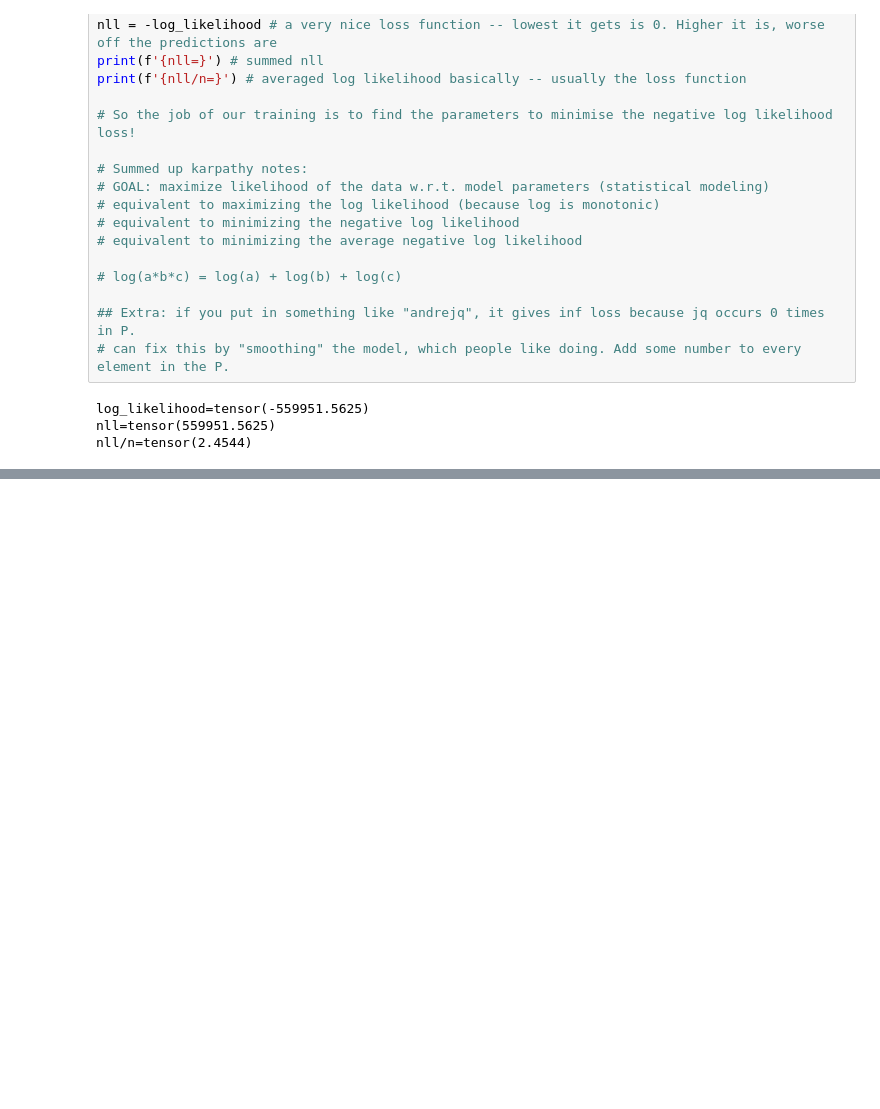
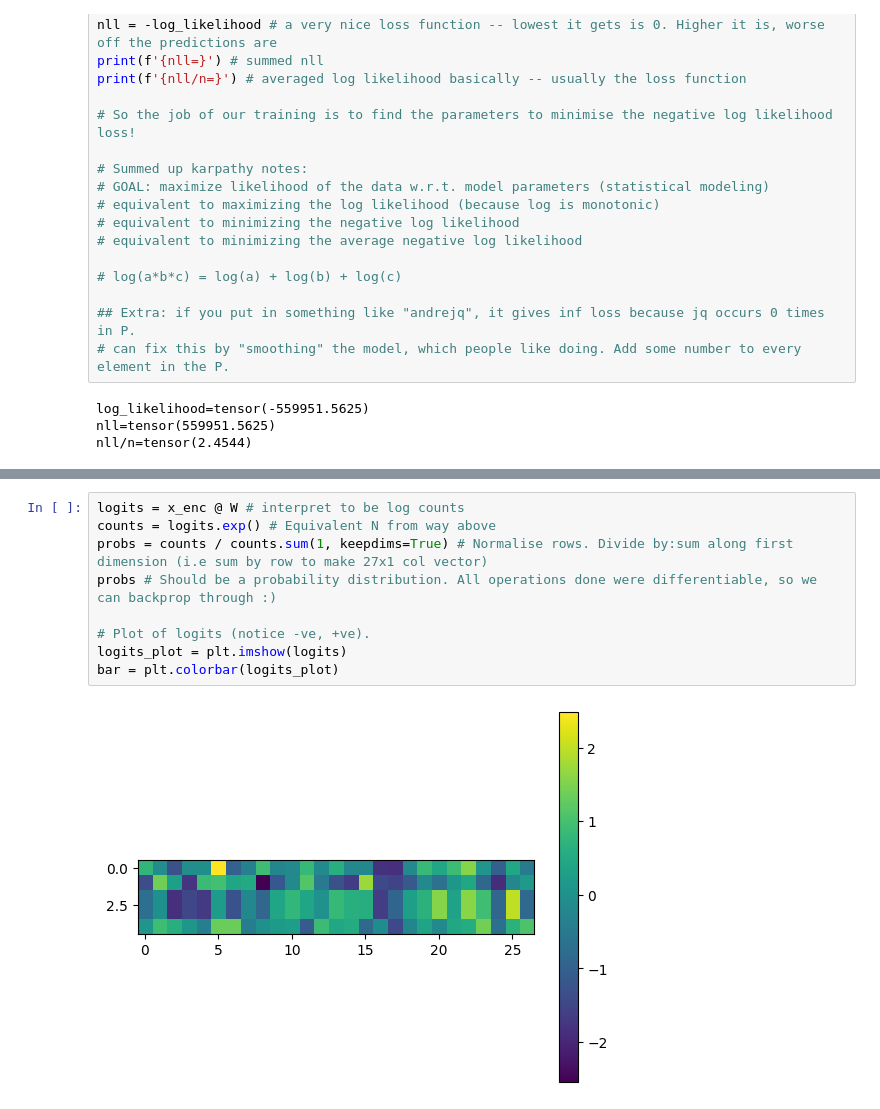
Before and after one commit to Antimatter543/karpathy-NN-lectures, a Jupyter notebook: 2 - makemore/makemore.ipynb, the cells around one changed output, grey strips where cells are left out. Drawn from its saved outputs; the diff is of its cells as text; blank space fills up the shorter version.

```diff
--- a/2 - makemore/makemore.ipynb
+++ b/2 - makemore/makemore.ipynb
@@ -301,0 +418,11 @@ nll/n=tensor(2.4544)
+# %%
+logits = x_enc @ W # interpret to be log counts
+counts = logits.exp() # Equivalent N from way above
+probs = counts / counts.sum(1, keepdims=True) # Normalise rows. Divide by:sum along first dimension (i.e sum by row to make 27x1 col vector)
+probs # Should be a probability distribution. All operations done were differentiable, so we can backprop through :)
+
+# Plot of logits (notice -ve, +ve).
+logits_plot = plt.imshow(logits)
+bar = plt.colorbar(logits_plot)
+# %% [output]
+[figure, added]
```
Also changed, not shown: parts of 21 cells of this notebook, 1 other file.
